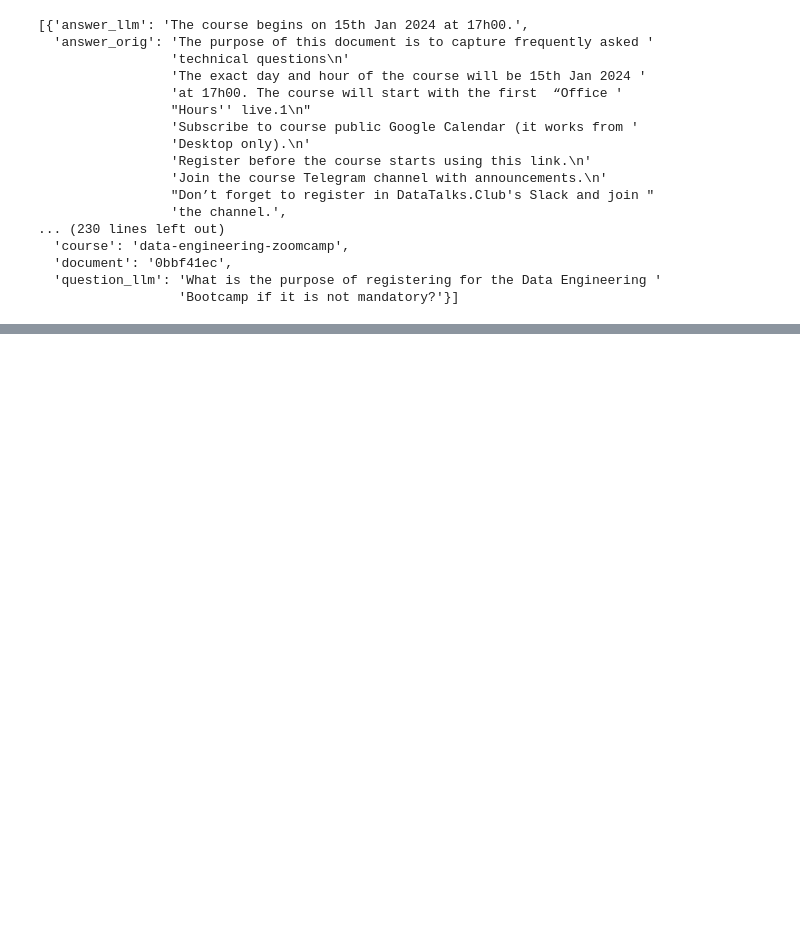
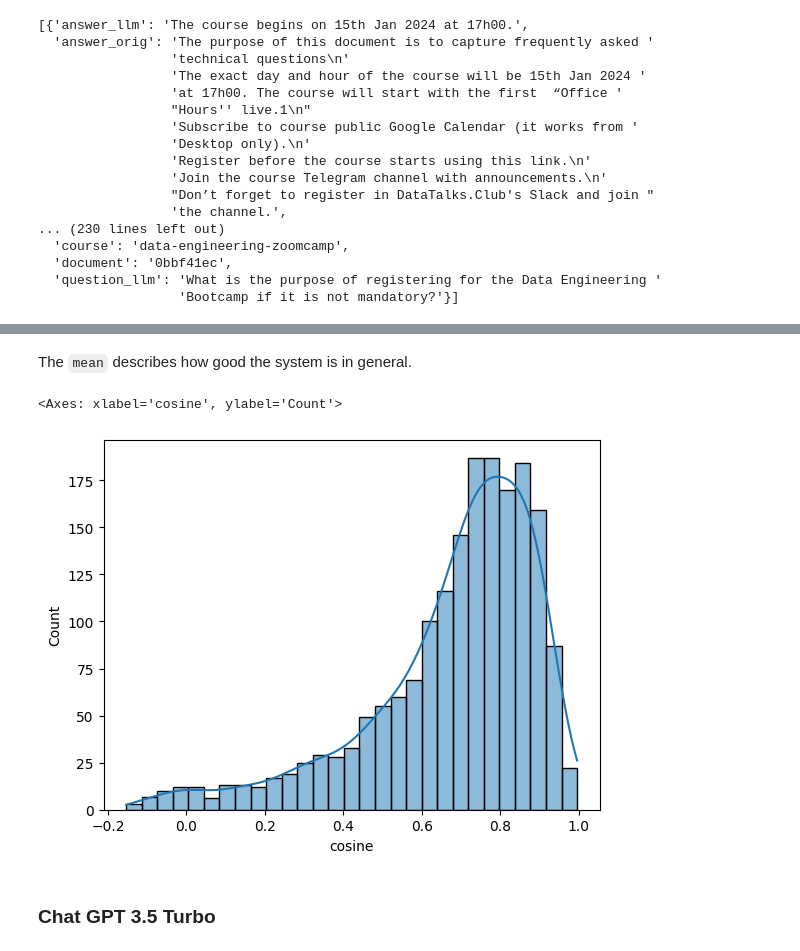
Before and after one commit to ArkadiyShuvaev/llm-zoomcamp, a Jupyter notebook: 04-monitoring/offline-rag-evaluation.ipynb, the cells around one changed output, grey strips where cells are left out. Saved outputs shown, nothing was run; the diff lists cells and outputs as text; code cells hidden in the pictures; blank space fills up the shorter version.

Commit message:
compared chat gpt 4 & 3.5 turbo

```diff
--- a/04-monitoring/offline-rag-evaluation.ipynb
+++ b/04-monitoring/offline-rag-evaluation.ipynb
@@ -472,0 +519,5 @@ pf.to_csv(output_path, index=False)
+# %%
+answer_origin_vector = embedding_model.encode(results_chat_gpt_4o[0]["answer_orig"])
+answer_llm_vector = embedding_model.encode(results_chat_gpt_4o[0]["answer_llm"])
+cosine_result_chat_gpt_4o = answer_llm_vector.dot(answer_origin_vector)
+cosine_result_chat_gpt_4o
@@ -472,0 +526,11 @@ pf.to_csv(output_path, index=False)
+# %%
+def compute_similarity(item):
+    answer_origin_vector = embedding_model.encode(item["answer_orig"])
+    answer_llm_vector = embedding_model.encode(item["answer_llm"])
+    return answer_llm_vector.dot(answer_origin_vector)
+# %%
+similarity_chat_gpt_4o_results = []
+
+for item in tqdm(results_chat_gpt_4o):
+    result = compute_similarity(item)
+    similarity_chat_gpt_4o_results.append(result)
@@ -472,0 +557,4 @@ pf.to_csv(output_path, index=False)
+# %%
+# Add a new column to the data frame
+df_chat_gpt_4o["cosine"] = similarity_chat_gpt_4o_results
+df_chat_gpt_4o
@@ -472,0 +608,2 @@ pf.to_csv(output_path, index=False)
+# %% [markdown]
+The `mean` describes how good the system is in general.
@@ -472,0 +612,10 @@ pf.to_csv(output_path, index=False)
+# %%
+import seaborn as sns
+
+# The function support the kernel density estimate line, by passing kde=True
+sns.histplot(df_chat_gpt_4o["cosine"], kde=True)
+# %% [output]
+<Axes: xlabel='cosine', ylabel='Count'>
+[figure, added]
+# %% [markdown]
+### Chat GPT 3.5 Turbo
```
Also changed, not shown: parts of 19 cells of this notebook, 3 other files.
